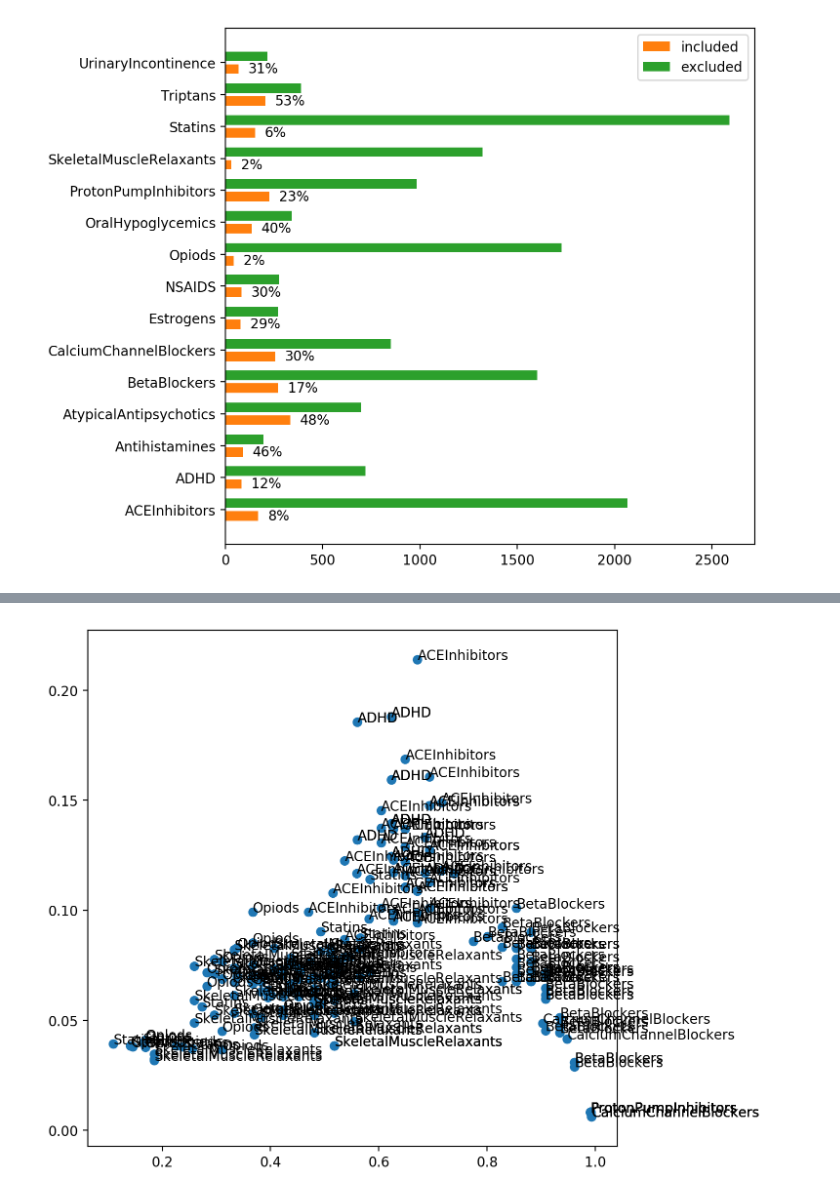
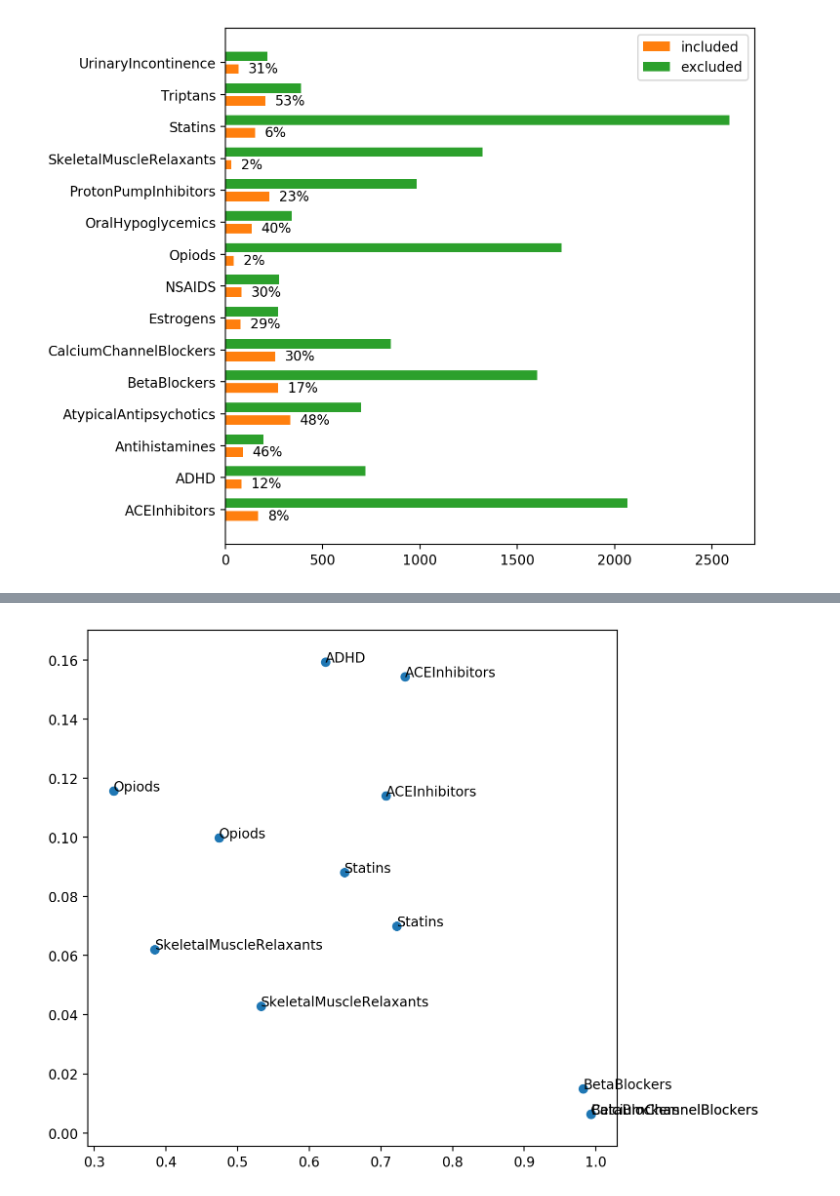
Before and after one commit to mcallaghan/rapid-screening, a Jupyter notebook: analysis/evaluation.ipynb, the cells around one changed output, grey strips where cells are left out. Cells and saved outputs as stored; diff of their text form; code cells hidden in the pictures.

```diff
--- a/analysis/evaluation.ipynb
+++ b/analysis/evaluation.ipynb
@@ -97,7 +98,7 @@ plt.show()
 # %%
 importlib.reload(rr)
 
-recalculate = True
+recalculate = False
 if recalculate:
     models = [
         SVC(kernel='linear',class_weight='balanced',probability=True)
@@ -191,35 +203,0 @@ dict_keys(['df', 'dataset', 'models', 'N', 'r_docs', 'p', 'bir', 'bir_upperbound
-# %%
-fig, ax = plt.subplots(figsize=(7,7),dpi=140)
-colors = ['#66c2a5','#fc8d62','#8da0cb']
-
-rs_results_df = rs_results_2
-import ast
-
-print(f"{ss.wss95_rs:.0%}")
-#for i, p in enumerate(paths):
-for i, p in path_df.iterrows():
-    ax.plot(p['work_path'],p['recall_path'], c=colors[0],alpha=0.4)
-    if p['estimated_recall_path'] != []:
-        #ax.plot(p['work_path'][-len(p['estimated_recall_path']):],p['estimated_recall_path'], c=colors[0], linestyle="--")
-        try:
-            ax.scatter(
-                rs_results_df.loc[i,'random_start_work'],
-                rs_results_df.loc[i,'random_start_recall'],
-                c=colors[0],
-                marker = "o"
-            )
-            ax.scatter(
-                1-rs_results_df.loc[i, 'wss95_rs'],
-                rs_results_df.loc[i, 'recall_rs'],
-                c=colors[0],
-                marker="v"
-            )
-        except:
-            pass
-
-ax.axhline(0.95, color="steelblue",lw=0.5)
-ax.plot([0,1],[0,1], color="steelblue", lw=0.5)
-
-ax.grid()
-
-plt.show()
@@ -395,13 +329,12 @@ plt.show()
 # %%
 fig, axs = plt.subplots(2,2,figsize=(7,7),dpi=200,sharey=True, sharex=True)
 
-results_all = pd.concat([results_df, rs_results_df])
 
 for i, ss in enumerate(['_rs','_bir','_ih_50']):
     ax = axs[i//2][i%2]
     ax.hexbin(
-        results_all[f'wss95{ss}'].dropna(),
-        results_all[f'recall{ss}'].dropna(),
+        results_df[f'wss95{ss}'].dropna(),
+        results_df[f'recall{ss}'].dropna(),
         gridsize=40,
         mincnt=0,
         cmap="Greys",
@@ -430,26 +350,26 @@ rs_results_df.head()
 # %%
 fig, ax = plt.subplots(figsize=(7,7),dpi=200)
 
-df = rs_results_df#[rs_results_df['dataset']=='ACEInhibitors']
+df = results_df#[rs_results_df['dataset']=='ACEInhibitors']
 
 
 df = df[pd.notna(df['random_start_work'])]
 
 x = 'random_start_work'
 
 ax.scatter(
     df[x],
     df['wss95_rs'],
 )
 for i, row in df.iterrows():
     ax.text(
         row[x],
         row['wss95_rs'],
         row['dataset']
     )
 plt.show()
 # %% [output]
-[figure, old version]
+[figure, new version]
 # %%
 fig, ax = plt.subplots(figsize=(7,7),dpi=200)
 
```
Also changed, not shown: parts of 22 cells of this notebook, 6 other files.
